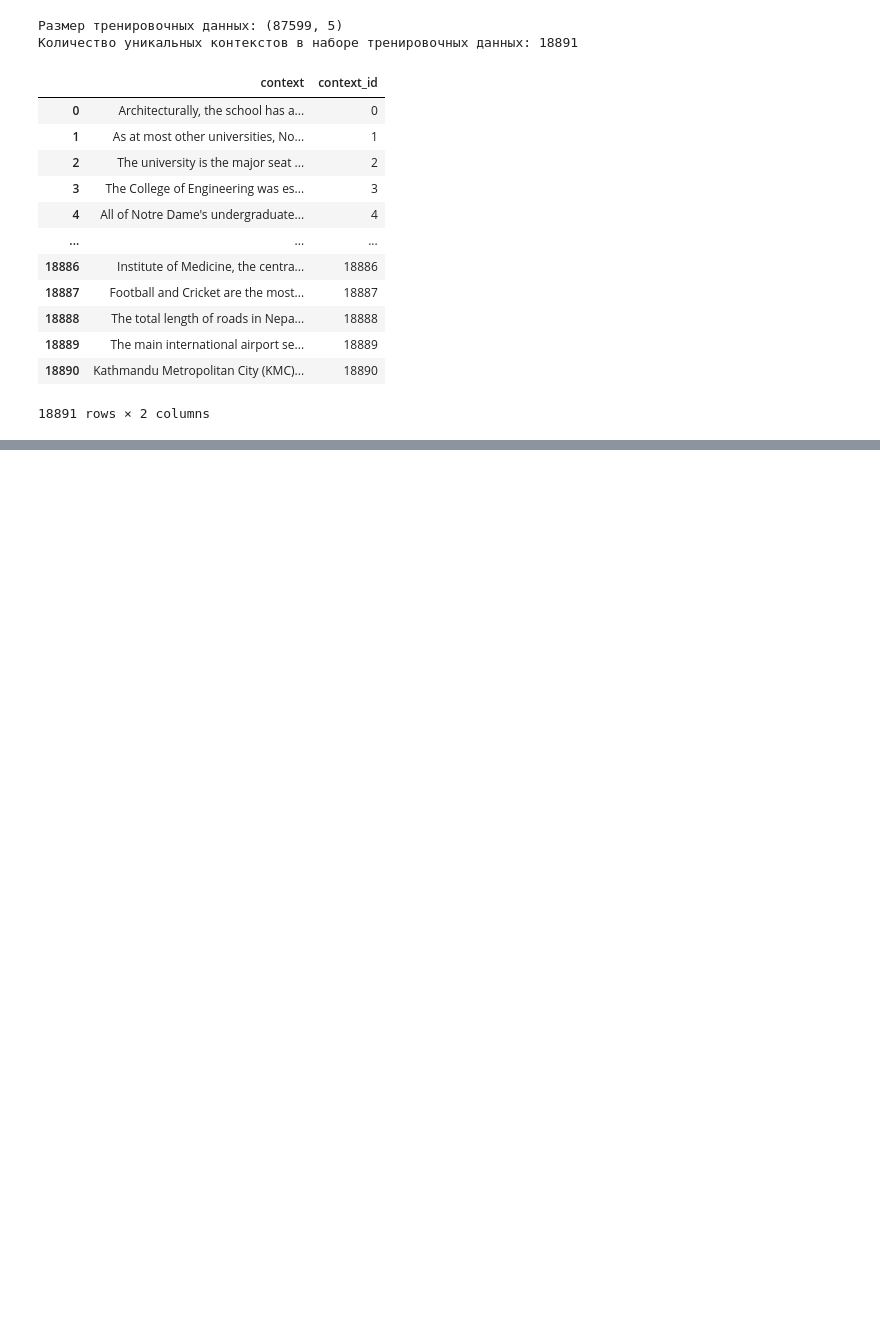
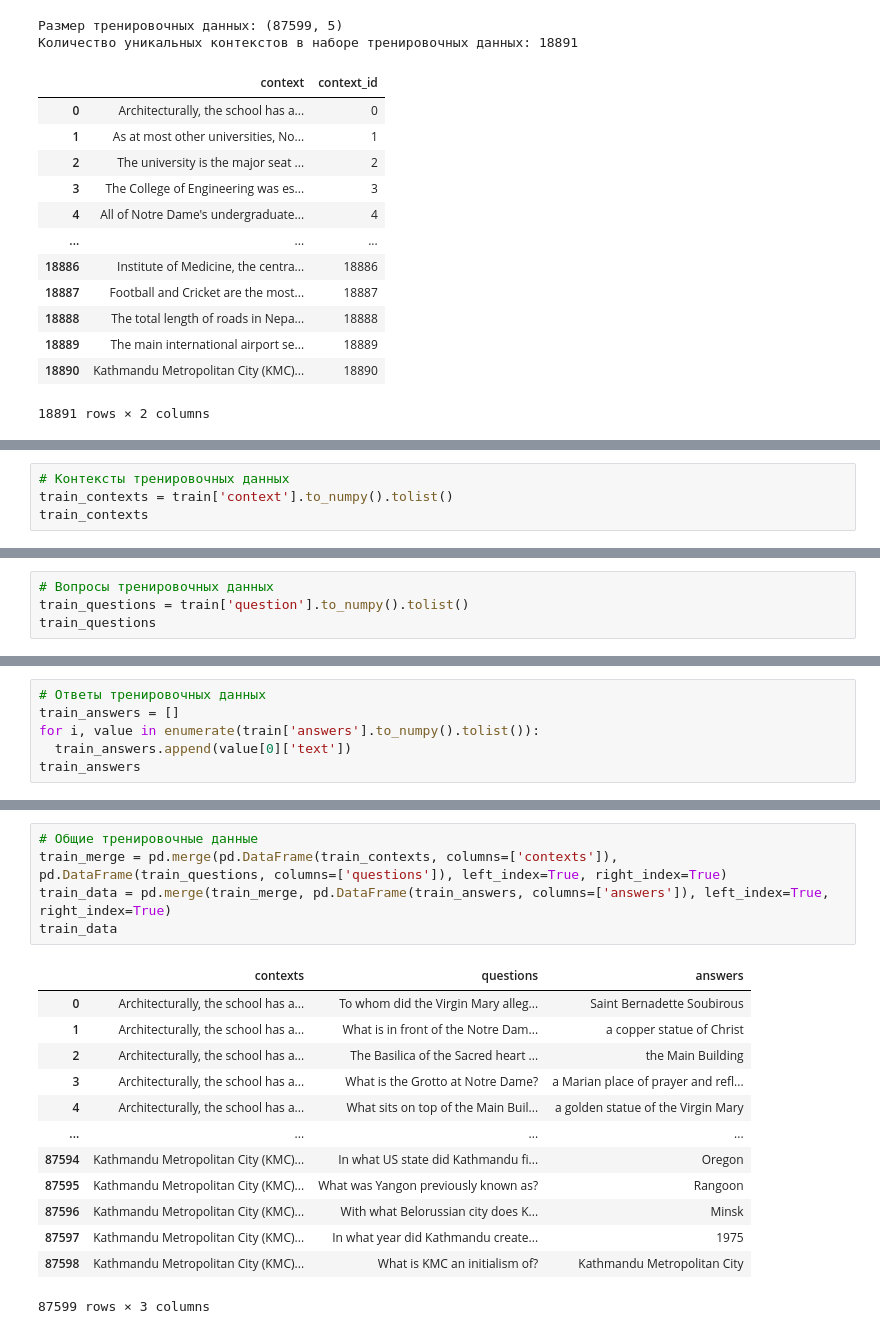
Before and after one commit to SotGE/innopolis2023, a Jupyter notebook: certification3/certification3.ipynb, the cells around one changed output, grey strips where cells are left out. Drawn from its saved outputs; the diff is of its cells as text; blank space fills up the shorter version.

```diff
--- a/certification3/certification3.ipynb
+++ b/certification3/certification3.ipynb
@@ -148,3 +166,7 @@ val_unique
 | 2065 | The connection between macroscopi... | 2065 |
 | 2066 | The pound-force has a metric coun... | 2066 |
 2067 rows × 2 columns
+# %%
+# Контексты тренировочных данных
+train_contexts = train['context'].to_numpy().tolist()
+train_contexts
@@ -150,0 +213,4 @@ val_unique
+# %%
+# Вопросы тренировочных данных
+train_questions = train['question'].to_numpy().tolist()
+train_questions
@@ -150,0 +257,6 @@ val_unique
+# %%
+# Ответы тренировочных данных
+train_answers = []
+for i, value in enumerate(train['answers'].to_numpy().tolist()):
+  train_answers.append(value[0]['text'])
+train_answers
@@ -150,0 +305,19 @@ val_unique
+# %%
+# Общие тренировочные данные
+train_merge = pd.merge(pd.DataFrame(train_contexts, columns=['contexts']), pd.DataFrame(train_questions, columns=['questions']), left_index=True, right_index=True)
+train_data = pd.merge(train_merge, pd.DataFrame(train_answers, columns=['answers']), left_index=True, right_index=True)
+train_data
+# %% [output]
+|  | contexts | questions | answers |
+| 0 | Architecturally, the school has a... | To whom did the Virgin Mary alleg... | Saint Bernadette Soubirous |
+| 1 | Architecturally, the school has a... | What is in front of the Notre Dam... | a copper statue of Christ |
+| 2 | Architecturally, the school has a... | The Basilica of the Sacred heart ... | the Main Building |
+| 3 | Architecturally, the school has a... | What is the Grotto at Notre Dame? | a Marian place of prayer and refl... |
+| 4 | Architecturally, the school has a... | What sits on top of the Main Buil... | a golden statue of the Virgin Mary |
+| ... | ... | ... | ... |
+| 87594 | Kathmandu Metropolitan City (KMC)... | In what US state did Kathmandu fi... | Oregon |
+| 87595 | Kathmandu Metropolitan City (KMC)... | What was Yangon previously known as? | Rangoon |
+| 87596 | Kathmandu Metropolitan City (KMC)... | With what Belorussian city does K... | Minsk |
+| 87597 | Kathmandu Metropolitan City (KMC)... | In what year did Kathmandu create... | 1975 |
+| 87598 | Kathmandu Metropolitan City (KMC)... | What is KMC an initialism of? | Kathmandu Metropolitan City |
+87599 rows × 3 columns
```
Also changed, not shown: parts of 17 cells of this notebook.
